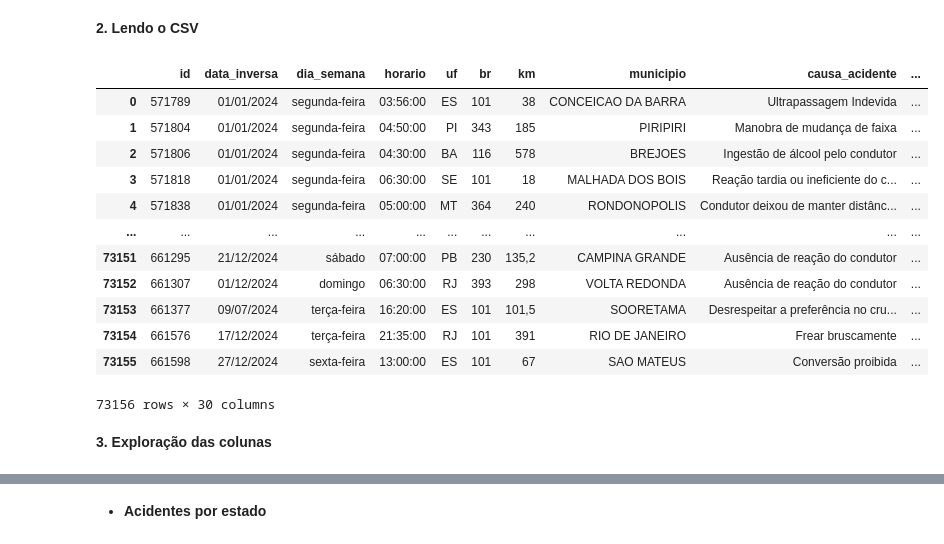
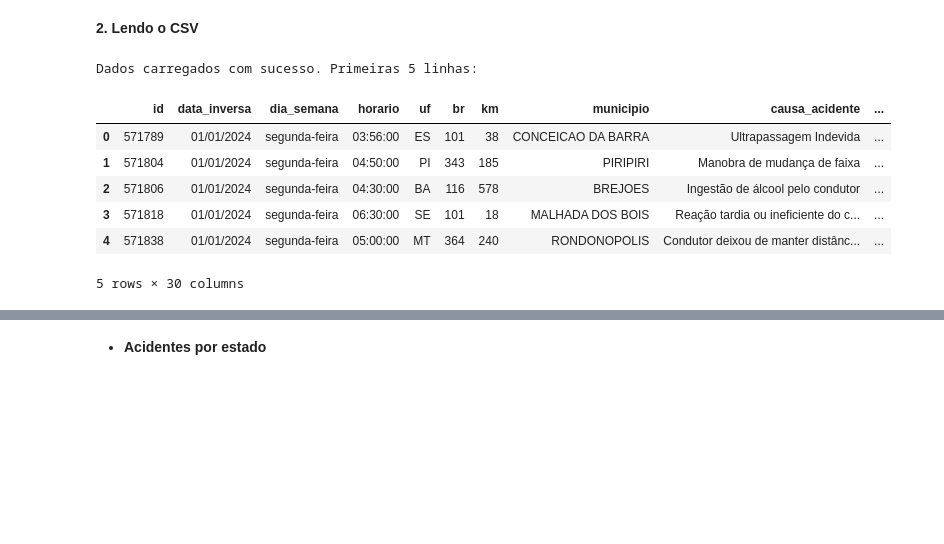
Before and after one commit to GiovaniFZ/Projeto_C318, a Jupyter notebook: Código_C318.ipynb, the cells around one changed output, grey strips where cells are left out. Drawn from its saved outputs; the diff is of its cells as text; code cells hidden in the pictures; blank space fills up the shorter version.

```diff
--- a/Código_C318.ipynb
+++ b/Código_C318.ipynb
@@ -45,21 +55,15 @@ from sklearn.cluster import DBSCAN
 **2. Lendo o CSV**
 # %%
 file_path = 'datatran2024.csv'
-df = pd.read_csv(file_path, sep=";")
-df
+df = pd.read_csv(file_path, sep=";", low_memory=False)
+print("Dados carregados com sucesso. Primeiras 5 linhas:")
+df.head()
 # %% [output]
+Dados carregados com sucesso. Primeiras 5 linhas:
 |  | id | data_inversa | dia_semana | horario | uf | br | km | municipio | causa_acidente | ... |
 | 0 | 571789 | 01/01/2024 | segunda-feira | 03:56:00 | ES | 101 | 38 | CONCEICAO DA BARRA | Ultrapassagem Indevida | ... |
 | 1 | 571804 | 01/01/2024 | segunda-feira | 04:50:00 | PI | 343 | 185 | PIRIPIRI | Manobra de mudança de faixa | ... |
 | 2 | 571806 | 01/01/2024 | segunda-feira | 04:30:00 | BA | 116 | 578 | BREJOES | Ingestão de álcool pelo condutor | ... |
 | 3 | 571818 | 01/01/2024 | segunda-feira | 06:30:00 | SE | 101 | 18 | MALHADA DOS BOIS | Reação tardia ou ineficiente do c... | ... |
 | 4 | 571838 | 01/01/2024 | segunda-feira | 05:00:00 | MT | 364 | 240 | RONDONOPOLIS | Condutor deixou de manter distânc... | ... |
-| ... | ... | ... | ... | ... | ... | ... | ... | ... | ... | ... |
-| 73151 | 661295 | 21/12/2024 | sábado | 07:00:00 | PB | 230 | 135,2 | CAMPINA GRANDE | Ausência de reação do condutor | ... |
-| 73152 | 661307 | 01/12/2024 | domingo | 06:30:00 | RJ | 393 | 298 | VOLTA REDONDA | Ausência de reação do condutor | ... |
-| 73153 | 661377 | 09/07/2024 | terça-feira | 16:20:00 | ES | 101 | 101,5 | SOORETAMA | Desrespeitar a preferência no cru... | ... |
-| 73154 | 661576 | 17/12/2024 | terça-feira | 21:35:00 | RJ | 101 | 391 | RIO DE JANEIRO | Frear bruscamente | ... |
-| 73155 | 661598 | 27/12/2024 | sexta-feira | 13:00:00 | ES | 101 | 67 | SAO MATEUS | Conversão proibida | ... |
-73156 rows × 30 columns
+5 rows × 30 columns
-# %% [markdown]
-**3. Exploração das colunas**
```
Also changed, not shown: parts of 14 cells of this notebook, 2 other files.
